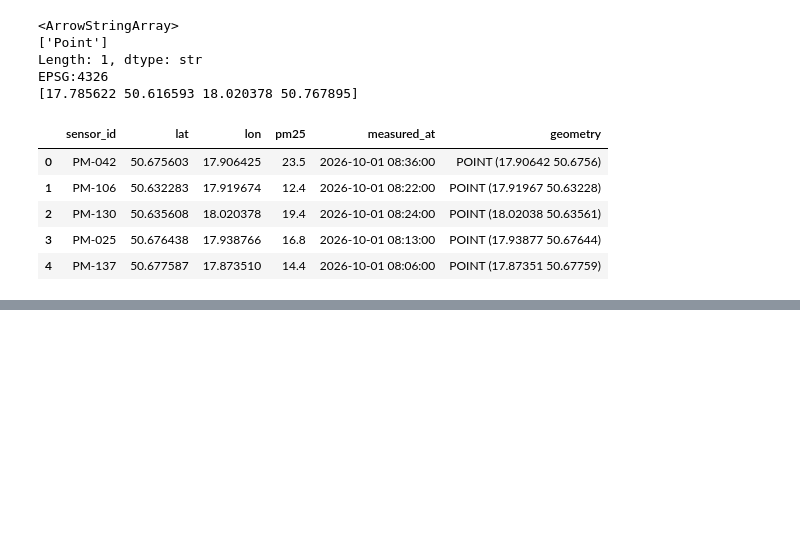
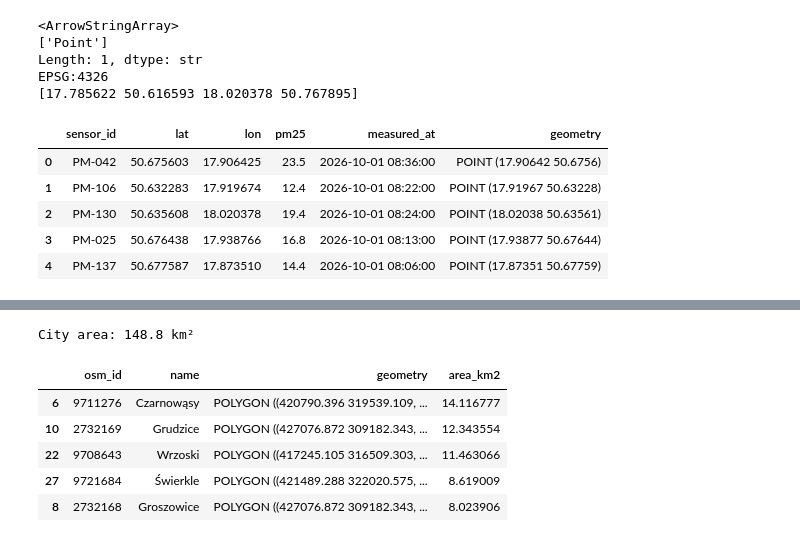
Before and after one commit to DruiDAgzar/Analiza-Danych-Przestrzennych, a Jupyter notebook: LAB02_GeoPandas_PM25_Opole/lab_geopandas.ipynb, the cells around one changed output, grey strips where cells are left out. Drawn from its saved outputs; the diff is of its cells as text; code cells hidden in the pictures; blank space fills up the shorter version.

```diff
--- a/LAB02_GeoPandas_PM25_Opole/lab_geopandas.ipynb
+++ b/LAB02_GeoPandas_PM25_Opole/lab_geopandas.ipynb
@@ -192,0 +246,14 @@ wrong.explore(marker_kwds={"radius": 6})
+# %%
+districts = districts.to_crs("EPSG:2180")
+districts["area_km2"] = districts.area / 1e6        # m² -> km²
+
+print(f"City area: {districts['area_km2'].sum():.1f} km²")
+districts.sort_values("area_km2", ascending=False).head()
+# %% [output]
+City area: 148.8 km²
+|  | osm_id | name | geometry | area_km2 |
+| 6 | 9711276 | Czarnowąsy | POLYGON ((420790.396 319539.109, ... | 14.116777 |
+| 10 | 2732169 | Grudzice | POLYGON ((427076.872 309182.343, ... | 12.343554 |
+| 22 | 9708643 | Wrzoski | POLYGON ((417245.105 316509.303, ... | 11.463066 |
+| 27 | 9721684 | Świerkle | POLYGON ((421489.288 322020.575, ... | 8.619009 |
+| 8 | 2732168 | Groszowice | POLYGON ((427076.872 309182.343, ... | 8.023906 |
```
Also changed, not shown: parts of 32 cells of this notebook, 9 other files.
